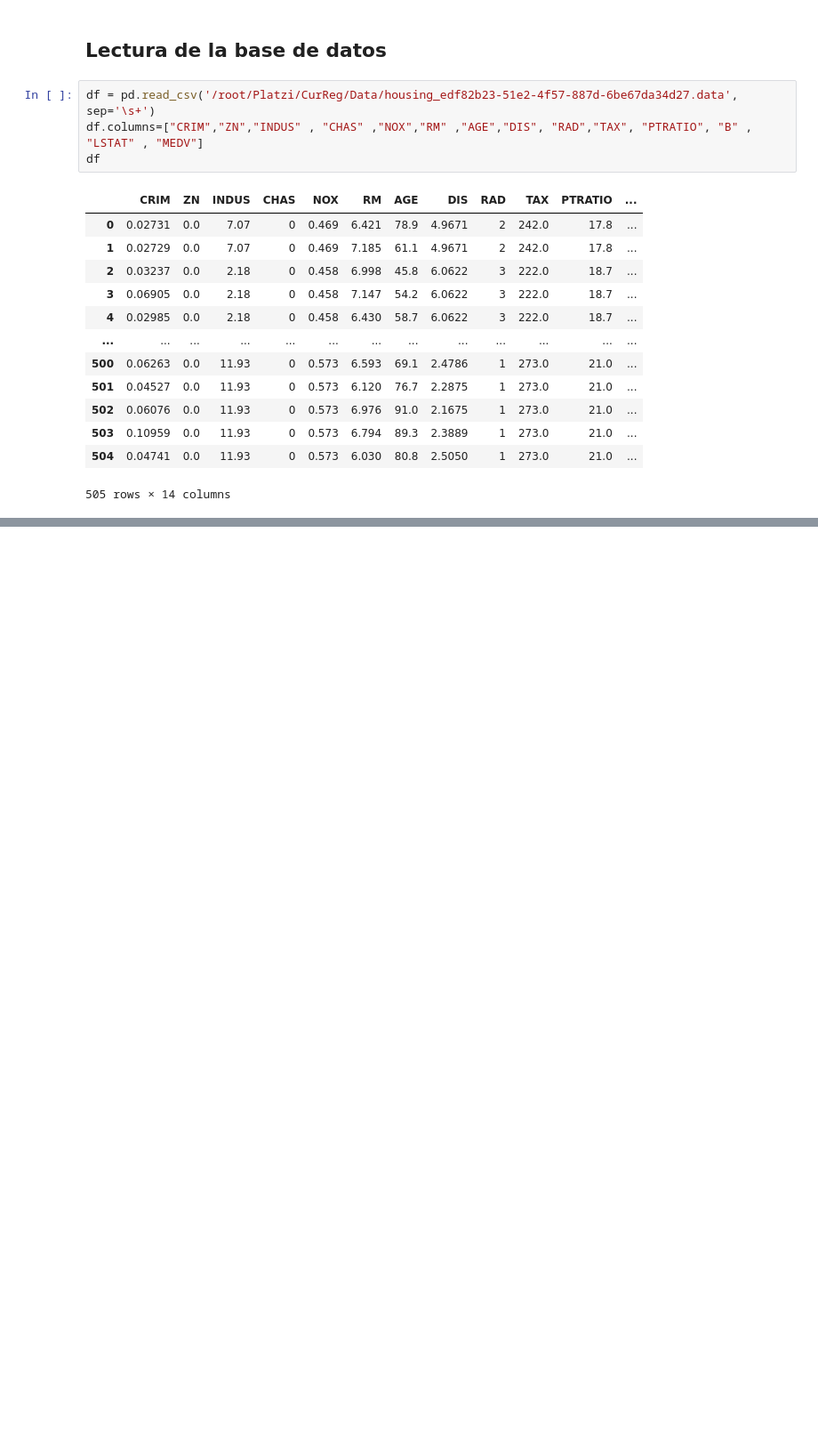
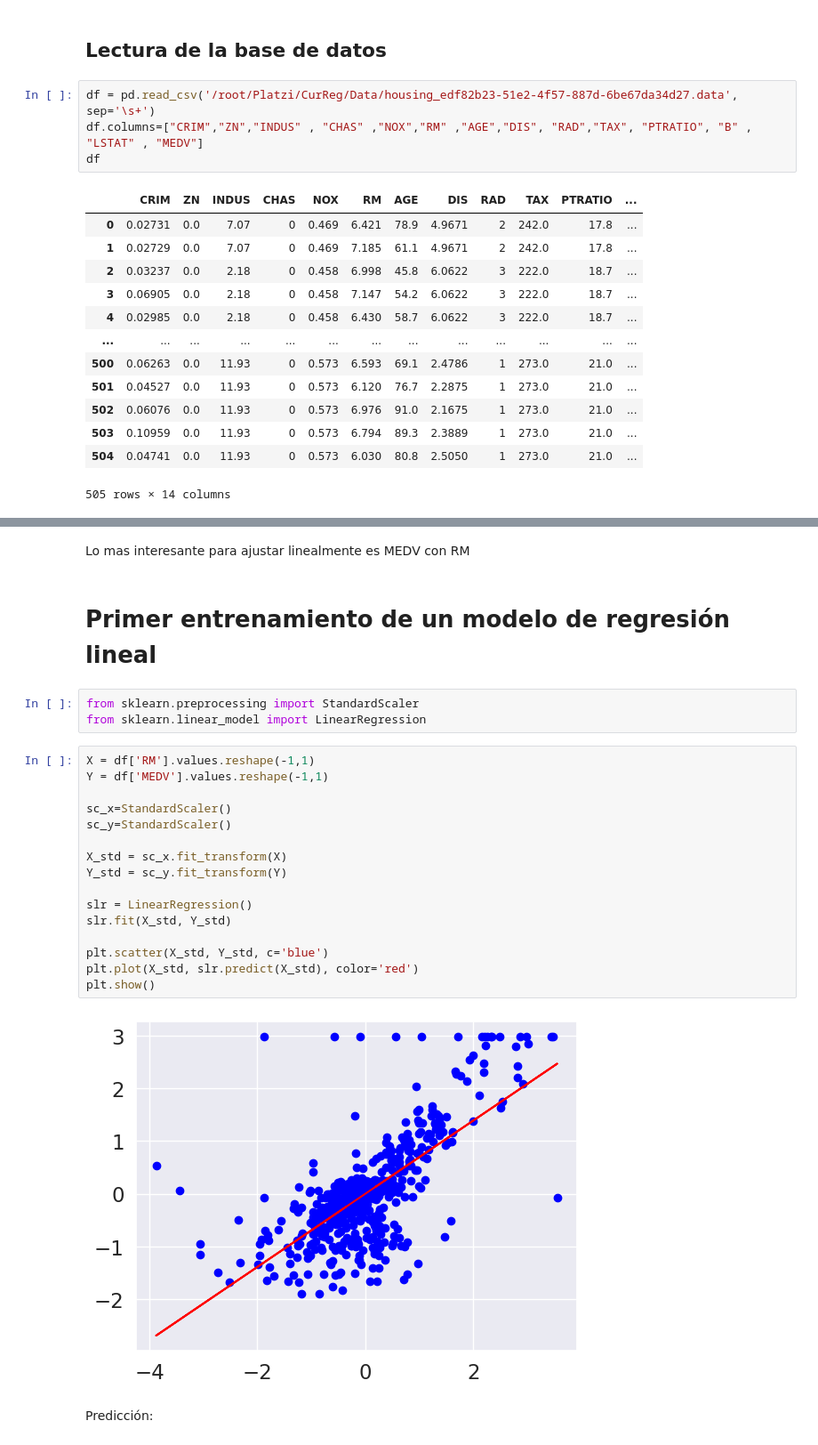
Before and after one commit to RiemannIntegrable/Notas-de-cursos-en-platzi, a Jupyter notebook: CurReg/Notebooks/Cuaderno.ipynb, the cells around one changed output, grey strips where cells are left out. Shown: that part at 89% size. Drawn from its saved outputs; the diff is of its cells as text; blank space fills up the shorter version.

```diff
--- a/CurReg/Notebooks/Cuaderno.ipynb
+++ b/CurReg/Notebooks/Cuaderno.ipynb
@@ -38,0 +68,27 @@ plt.show()
+# %% [markdown]
+Lo mas interesante para ajustar linealmente es MEDV con RM
+# %% [markdown]
+# Primer entrenamiento de un modelo de regresión lineal
+# %%
+from sklearn.preprocessing import StandardScaler
+from sklearn.linear_model import LinearRegression
+# %%
+X = df['RM'].values.reshape(-1,1)
+Y = df['MEDV'].values.reshape(-1,1)
+
+sc_x=StandardScaler()
+sc_y=StandardScaler()
+
+X_std = sc_x.fit_transform(X)
+Y_std = sc_y.fit_transform(Y)
+
+slr = LinearRegression()
+slr.fit(X_std, Y_std)
+
+plt.scatter(X_std, Y_std, c='blue')
+plt.plot(X_std, slr.predict(X_std), color='red')
+plt.show()
+# %% [output]
+[figure, added]
+# %% [markdown]
+Predicción:
```
Also changed, not shown: parts of 6 cells of this notebook, 2 other files.
